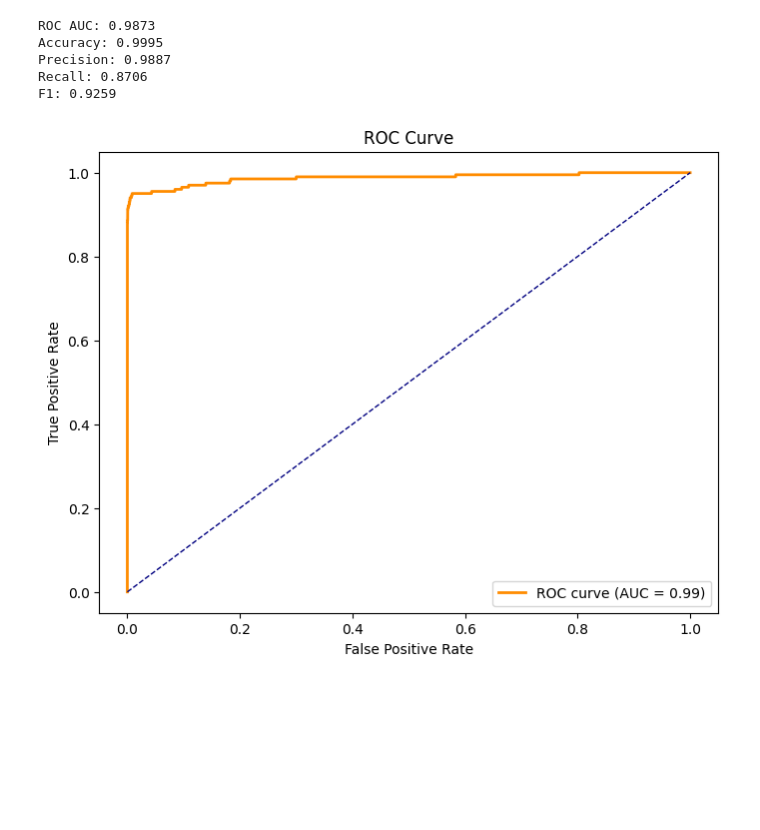
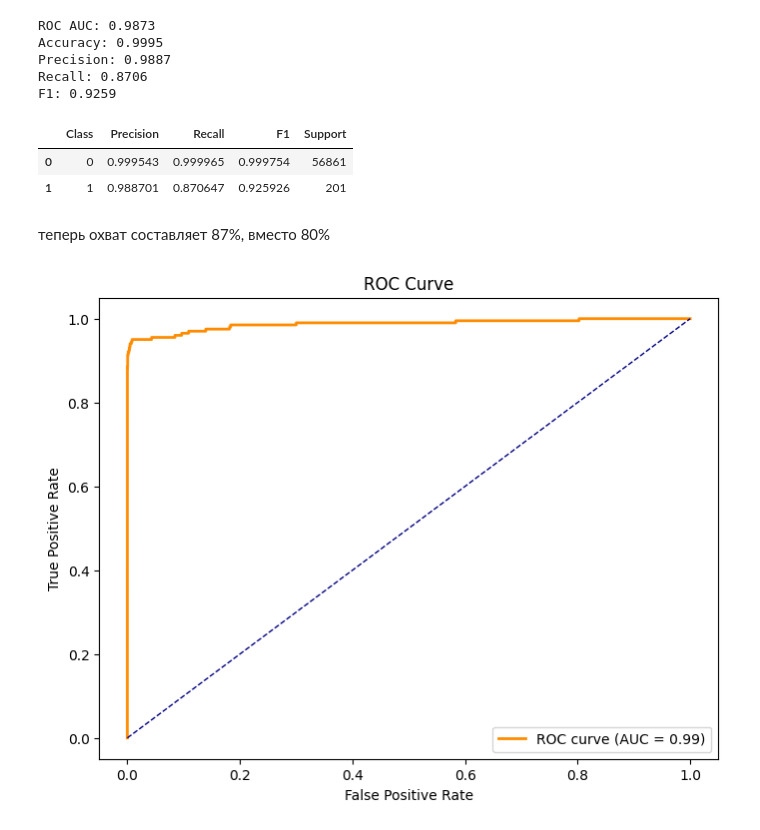
Before and after one commit to NeMoWister/fraud, a Jupyter notebook: hyperparam_tuning.ipynb, the cells around one changed output. Drawn from its saved outputs; the diff is of its cells as text; code cells hidden in the pictures; blank space fills up the shorter version.

```diff
--- a/hyperparam_tuning.ipynb
+++ b/hyperparam_tuning.ipynb
@@ -192,6 +192,27 @@ Accuracy: 0.9995
 Precision: 0.9887
 Recall: 0.8706
 F1: 0.9259
+# %%
+from sklearn.metrics import precision_recall_fscore_support
+
+
+precisions, recalls, f1s, supports = precision_recall_fscore_support(y_test, y_pred, average=None)
+
+df_metrics = pd.DataFrame({
+    "Class": [0, 1],
+    "Precision": precisions,
+    "Recall": recalls,
+    "F1": f1s,
+    "Support": supports
+})
+
+df_metrics
+# %% [output]
+|  | Class | Precision | Recall | F1 | Support |
+| 0 | 0 | 0.999543 | 0.999965 | 0.999754 | 56861 |
+| 1 | 1 | 0.988701 | 0.870647 | 0.925926 | 201 |
+# %% [markdown]
+теперь охват составляет 87%, вместо 80%
 # %%
 fpr, tpr, _ = roc_curve(y_test, y_proba)
 plt.figure(figsize=(8, 6))
```
Also changed, not shown: parts of 1 cell of this notebook.
